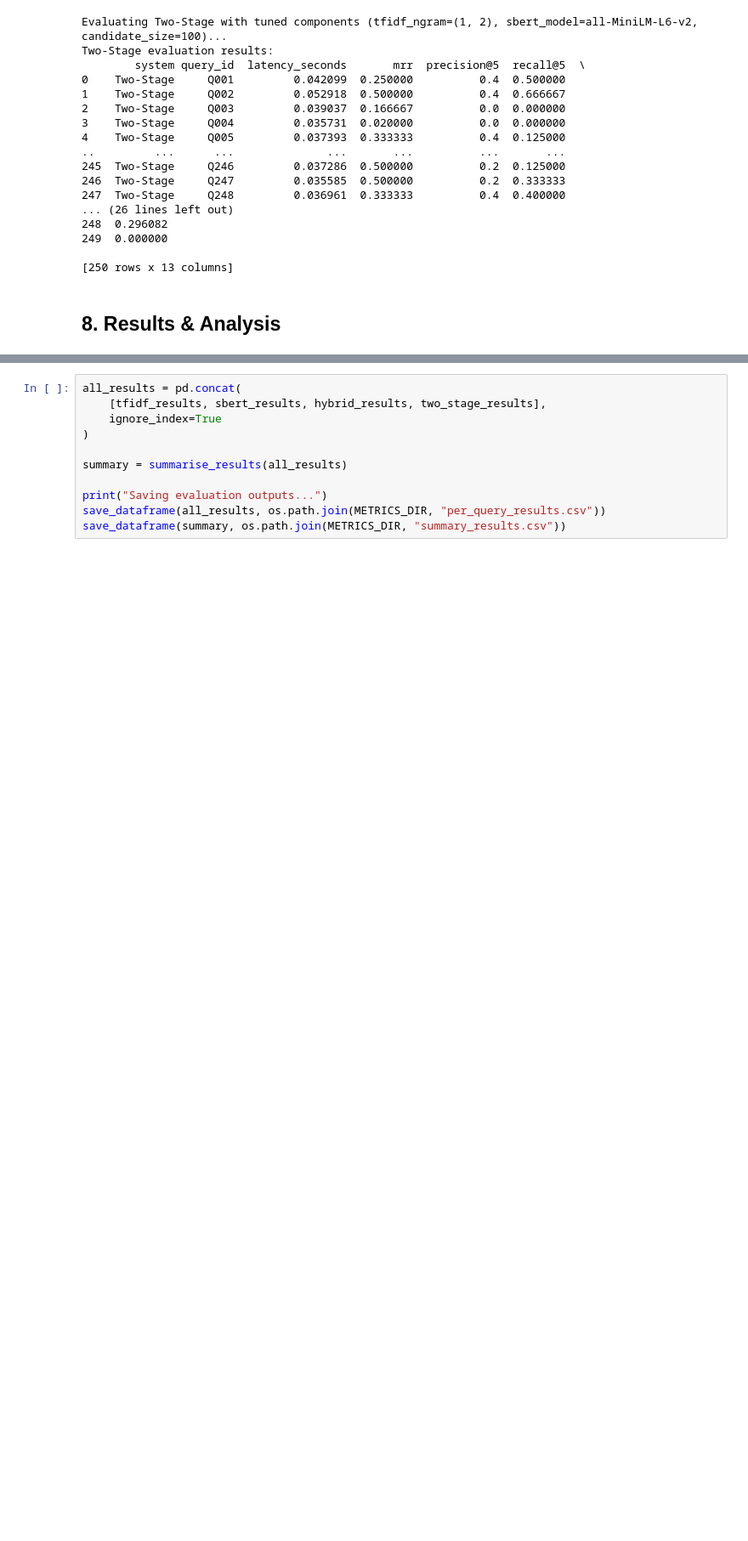
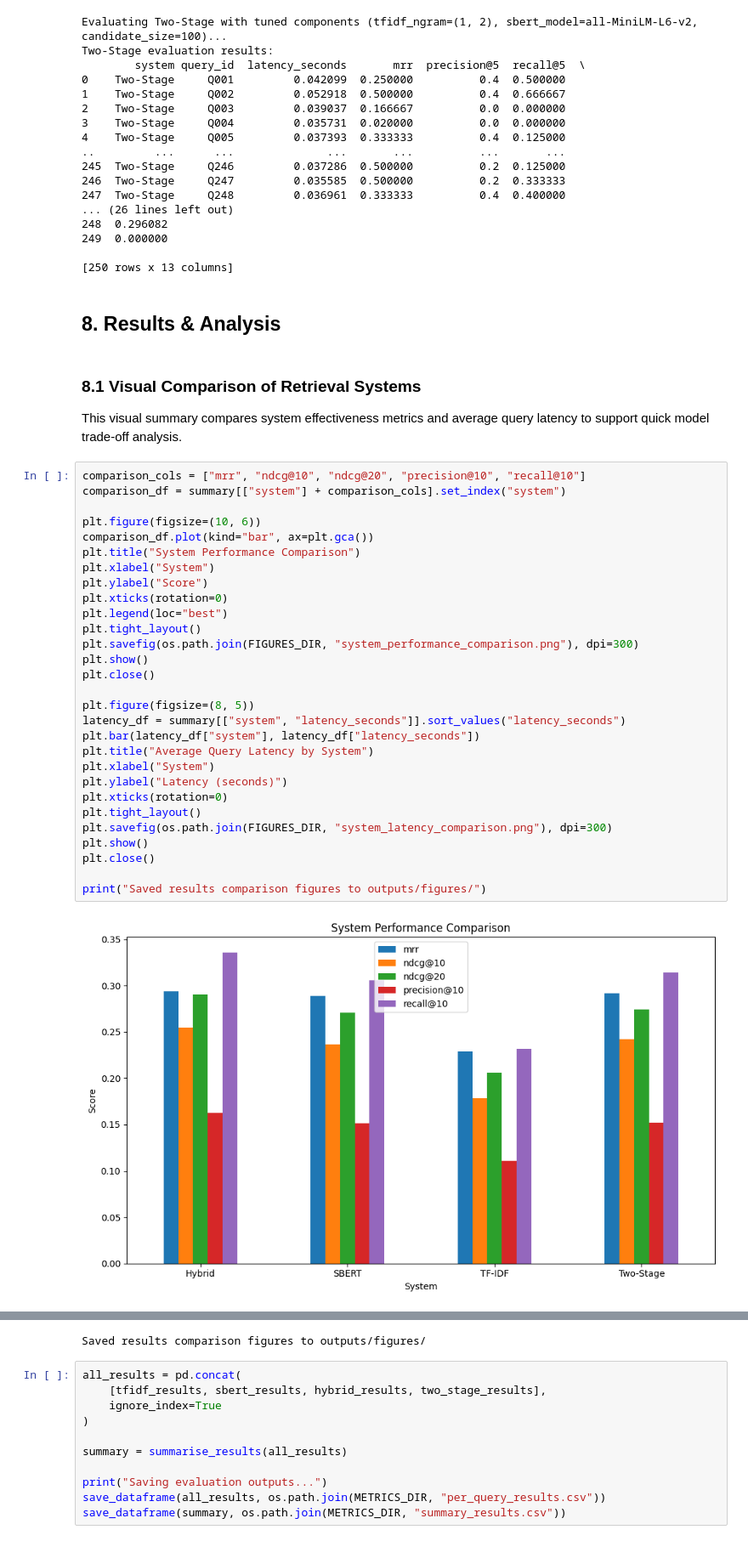
Before and after one commit to corbancode/academic-paper-recommendation, a Jupyter notebook: academic-paper-recommendation.ipynb, the cells around one changed output, grey strips where cells are left out. Shown at 85% size. Cells and saved outputs as stored; diff of their text form; blank space fills up the shorter version.

Commit message:
added visual comparison of retrieval systems

```diff
--- a/academic-paper-recommendation.ipynb
+++ b/academic-paper-recommendation.ipynb
@@ -1164,3 +1159,38 @@ Two-Stage evaluation results:
 [250 rows x 13 columns]
 # %% [markdown]
 ## 8. Results & Analysis
+# %% [markdown]
+### 8.1 Visual Comparison of Retrieval Systems
+
+This visual summary compares system effectiveness metrics and average query latency to support quick model trade-off analysis.
+# %%
+comparison_cols = ["mrr", "ndcg@10", "ndcg@20", "precision@10", "recall@10"]
+comparison_df = summary[["system"] + comparison_cols].set_index("system")
+
+plt.figure(figsize=(10, 6))
+comparison_df.plot(kind="bar", ax=plt.gca())
+plt.title("System Performance Comparison")
+plt.xlabel("System")
+plt.ylabel("Score")
+plt.xticks(rotation=0)
+plt.legend(loc="best")
+plt.tight_layout()
+plt.savefig(os.path.join(FIGURES_DIR, "system_performance_comparison.png"), dpi=300)
+plt.show()
+plt.close()
+
+plt.figure(figsize=(8, 5))
+latency_df = summary[["system", "latency_seconds"]].sort_values("latency_seconds")
+plt.bar(latency_df["system"], latency_df["latency_seconds"])
+plt.title("Average Query Latency by System")
+plt.xlabel("System")
+plt.ylabel("Latency (seconds)")
+plt.xticks(rotation=0)
+plt.tight_layout()
+plt.savefig(os.path.join(FIGURES_DIR, "system_latency_comparison.png"), dpi=300)
+plt.show()
+plt.close()
+
+print("Saved results comparison figures to outputs/figures/")
+# %% [output]
+[figure, added]
@@ -1167,3 +1198,4 @@ Two-Stage evaluation results:
+Saved results comparison figures to outputs/figures/
 # %%
 all_results = pd.concat(
     [tfidf_results, sbert_results, hybrid_results, two_stage_results],
```
Also changed, not shown: parts of 3 cells of this notebook, 2 other files.
